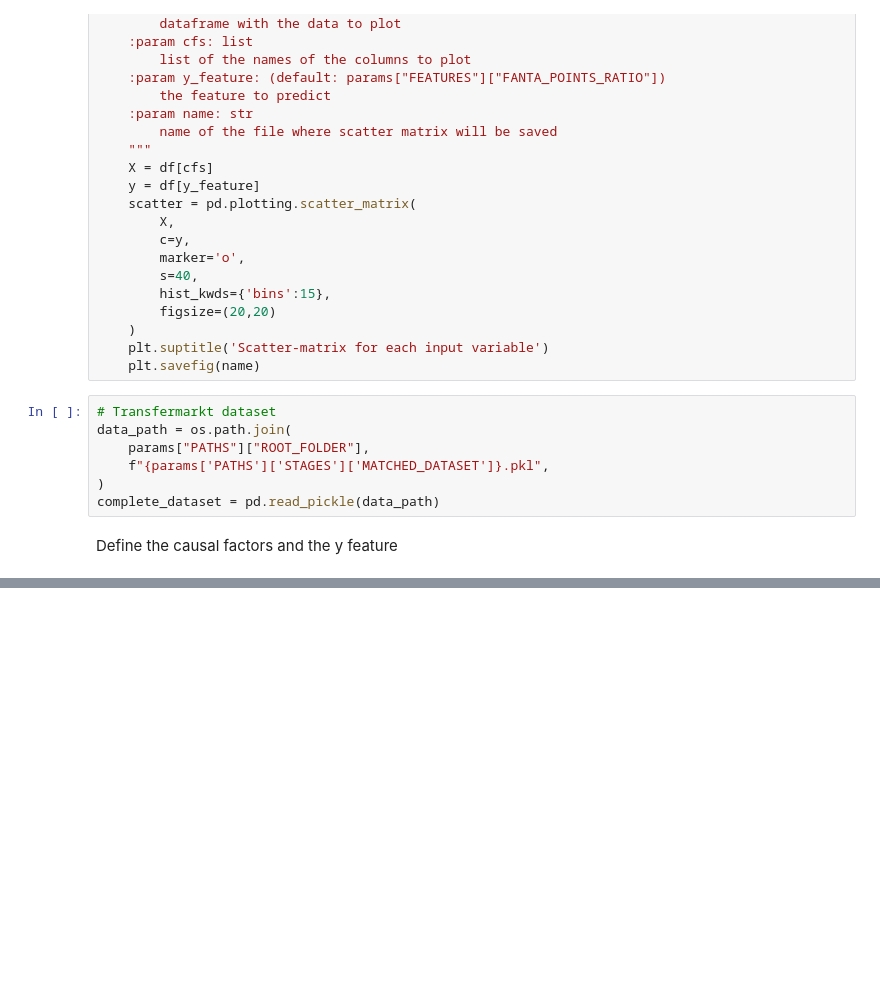
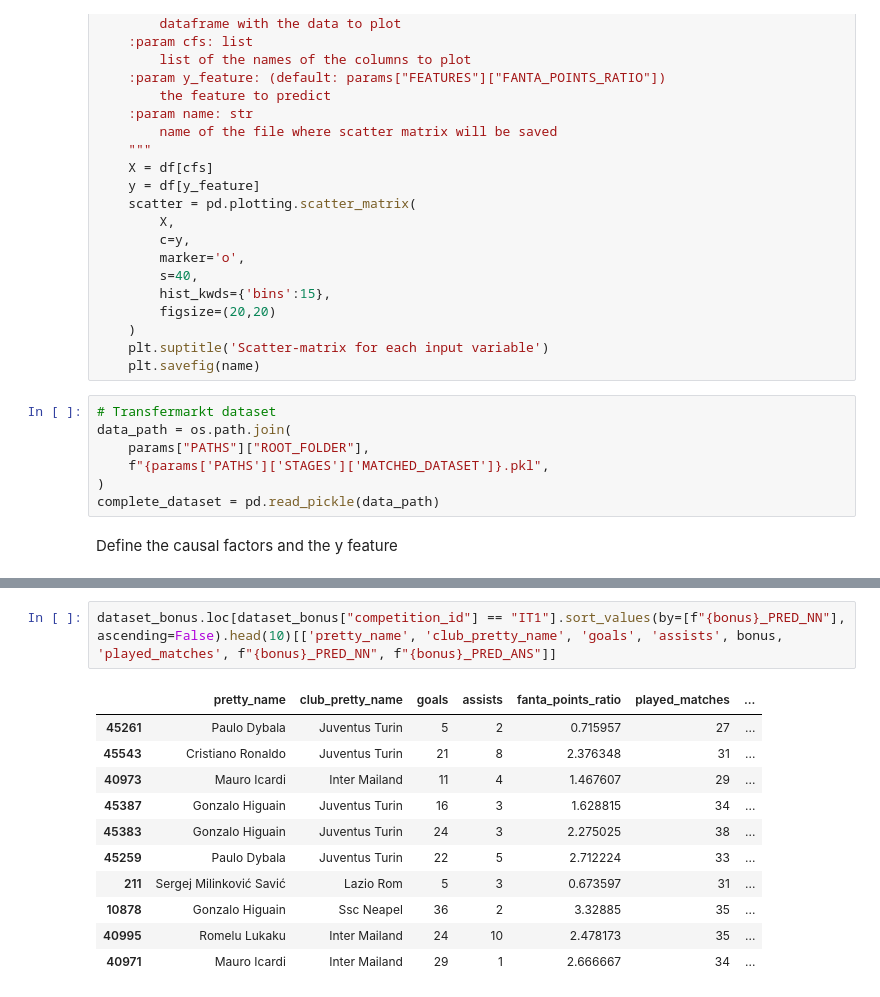
Before and after one commit to tizianoparriani/fantasAi_football, a Jupyter notebook: src/learning.ipynb, the cells around one changed output, grey strips where cells are left out. Saved outputs shown, nothing was run; the diff lists cells and outputs as text; blank space fills up the shorter version.

```diff
--- a/src/learning.ipynb
+++ b/src/learning.ipynb
@@ -259,0 +372,14 @@ dtype: float64
+# %%
+dataset_bonus.loc[dataset_bonus["competition_id"] == "IT1"].sort_values(by=[f"{bonus}_PRED_NN"], ascending=False).head(10)[['pretty_name', 'club_pretty_name', 'goals', 'assists', bonus, 'played_matches', f"{bonus}_PRED_NN", f"{bonus}_PRED_ANS"]]
+# %% [output]
+|  | pretty_name | club_pretty_name | goals | assists | fanta_points_ratio | played_matches | ... |
+| 45261 | Paulo Dybala | Juventus Turin | 5 | 2 | 0.715957 | 27 | ... |
+| 45543 | Cristiano Ronaldo | Juventus Turin | 21 | 8 | 2.376348 | 31 | ... |
+| 40973 | Mauro Icardi | Inter Mailand | 11 | 4 | 1.467607 | 29 | ... |
+| 45387 | Gonzalo Higuain | Juventus Turin | 16 | 3 | 1.628815 | 34 | ... |
+| 45383 | Gonzalo Higuain | Juventus Turin | 24 | 3 | 2.275025 | 38 | ... |
+| 45259 | Paulo Dybala | Juventus Turin | 22 | 5 | 2.712224 | 33 | ... |
+| 211 | Sergej Milinković Savić | Lazio Rom | 5 | 3 | 0.673597 | 31 | ... |
+| 10878 | Gonzalo Higuain | Ssc Neapel | 36 | 2 | 3.32885 | 35 | ... |
+| 40995 | Romelu Lukaku | Inter Mailand | 24 | 10 | 2.478173 | 35 | ... |
+| 40971 | Mauro Icardi | Inter Mailand | 29 | 1 | 2.666667 | 34 | ... |
```
Also changed, not shown: parts of 16 cells of this notebook, 3 other files.
